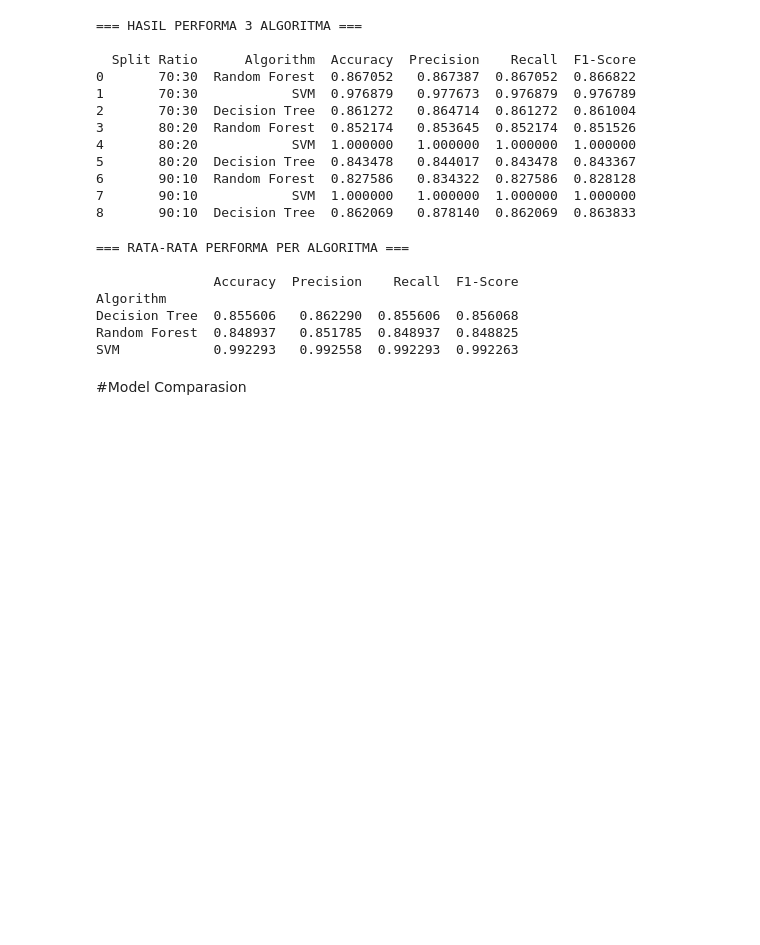
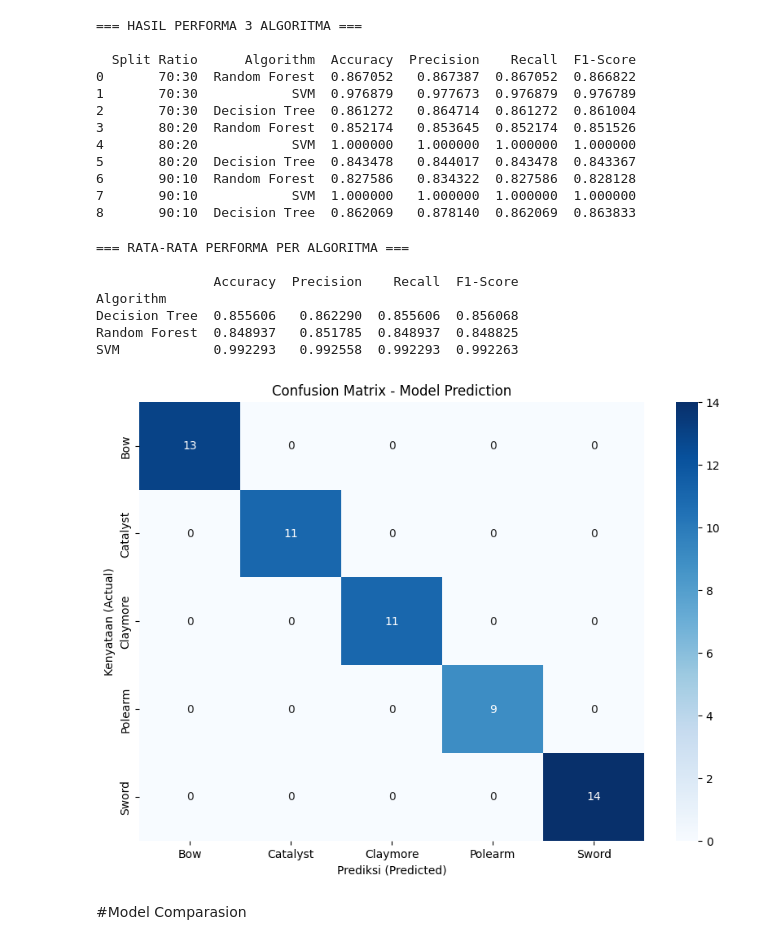
Before and after one commit to sains855/MACHINE-LEARNING-PREDIKSI-TIPE-SENJATA-KARAKTER, a Jupyter notebook: PREDIKSI.ipynb, the cells around one changed output. Drawn from its saved outputs; the diff is of its cells as text; code cells hidden in the pictures; blank space fills up the shorter version.

```diff
--- a/PREDIKSI.ipynb
+++ b/PREDIKSI.ipynb
@@ -289,6 +294,31 @@ Algorithm
 Decision Tree  0.855606   0.862290  0.855606  0.856068
 Random Forest  0.848937   0.851785  0.848937  0.848825
 SVM            0.992293   0.992558  0.992293  0.992263
+# %%
+# Jalankan ini sebelum kode Confusion Matrix untuk mendapatkan hasil SVM (90:10)
+X_train, X_test, y_train, y_test = train_test_split(X_scaled, y, test_size=0.1, random_state=42, stratify=y)
+best_svc = GridSearchCV(SVC(random_state=42), {'C': [1, 10, 100], 'kernel': ['linear', 'rbf']}, cv=3)
+best_svc.fit(X_train, y_train)
+
+y_pred = best_svc.best_estimator_.predict(X_test)
+# Baru kemudian jalankan plot Confusion Matrix Anda
+# %%
+# 1. Menghitung Confusion Matrix
+# Pastikan y_test dan y_pred adalah data dari model yang ingin Anda evaluasi
+cm = confusion_matrix(y_test, y_pred)
+
+# 2. Membuat Plot
+plt.figure(figsize=(10, 7))
+sns.heatmap(cm, annot=True, fmt='d', cmap='Blues',
+            xticklabels=le_weapon.classes_,
+            yticklabels=le_weapon.classes_)
+
+plt.title('Confusion Matrix - Model Prediction')
+plt.xlabel('Prediksi (Predicted)')
+plt.ylabel('Kenyataan (Actual)')
+plt.show()
+# %% [output]
+[figure, added]
 # %% [markdown]
 #Model Comparasion
 # %%
```
Also changed, not shown: parts of 3 cells of this notebook.
